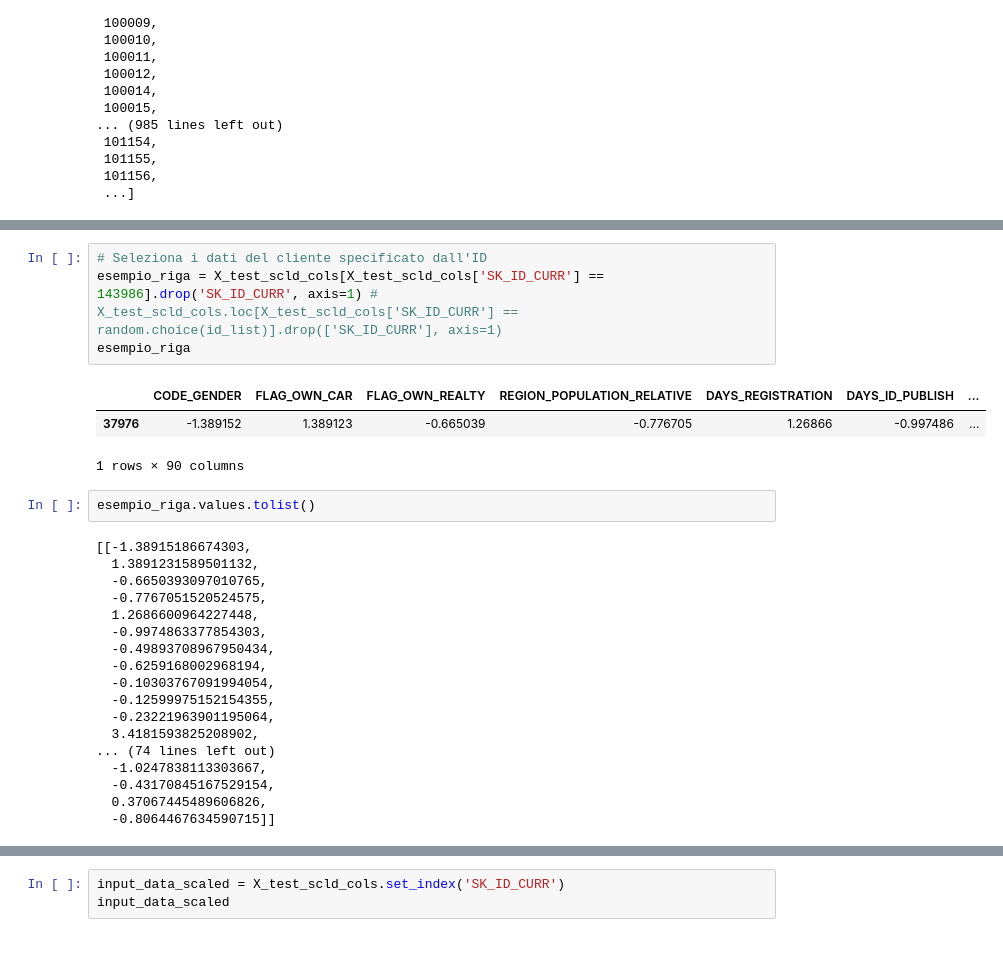
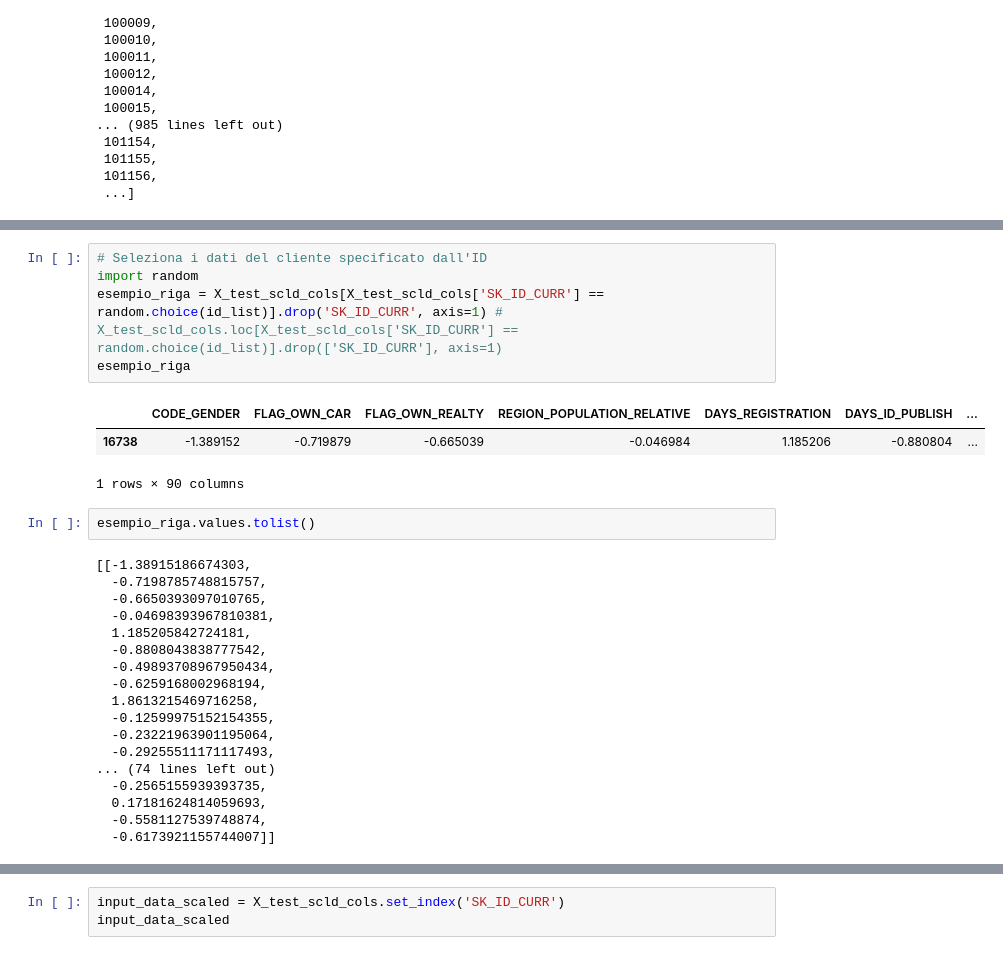
Before and after one commit to SilviaFranze/Project7, a Jupyter notebook: Proj7.ipynb, the cells around one changed output, grey strips where cells are left out. Saved outputs shown, nothing was run; the diff lists cells and outputs as text.

```diff
--- a/Proj7.ipynb
+++ b/Proj7.ipynb
@@ -998,31 +981,32 @@ random.choice(id_list)
 # %%
 # Seleziona i dati del cliente specificato dall'ID
-esempio_riga = X_test_scld_cols[X_test_scld_cols['SK_ID_CURR'] == 143986].drop('SK_ID_CURR', axis=1) # X_test_scld_cols.loc[X_test_scld_cols['SK_ID_CURR'] == random.choice(id_list)].drop(['SK_ID_CURR'], axis=1)
+import random
+esempio_riga = X_test_scld_cols[X_test_scld_cols['SK_ID_CURR'] == random.choice(id_list)].drop('SK_ID_CURR', axis=1) # X_test_scld_cols.loc[X_test_scld_cols['SK_ID_CURR'] == random.choice(id_list)].drop(['SK_ID_CURR'], axis=1)
 esempio_riga
 # %% [output]
 |  | CODE_GENDER | FLAG_OWN_CAR | FLAG_OWN_REALTY | REGION_POPULATION_RELATIVE | DAYS_REGISTRATION | DAYS_ID_PUBLISH | ... |
-| 37976 | -1.389152 | 1.389123 | -0.665039 | -0.776705 | 1.26866 | -0.997486 | ... |
+| 16738 | -1.389152 | -0.719879 | -0.665039 | -0.046984 | 1.185206 | -0.880804 | ... |
 1 rows × 90 columns
 # %%
 esempio_riga.values.tolist()
 # %% [output]
 [[-1.38915186674303,
-  1.3891231589501132,
+  -0.7198785748815757,
   -0.6650393097010765,
-  -0.7767051520524575,
-  1.2686600964227448,
-  -0.9974863377854303,
+  -0.04698393967810381,
+  1.185205842724181,
+  -0.8808043838777542,
   -0.49893708967950434,
   -0.6259168002968194,
-  -0.10303767091994054,
+  1.8613215469716258,
   -0.12599975152154355,
   -0.23221963901195064,
-  3.4181593825208902,
+  -0.29255511171117493,
 ... (74 lines left out)
-  -1.0247838113303667,
-  -0.43170845167529154,
-  0.37067445489606826,
-  -0.8064467634590715]]
+  -0.2565155939393735,
+  0.17181624814059693,
+  -0.5581127539748874,
+  -0.6173921155744007]]
 # %%
 esempio_riga2 = input_data_scaled.loc[131928]
 esempio_riga2.to_numpy().reshape(1,-1)
```
Also changed, not shown: parts of 38 cells of this notebook.
